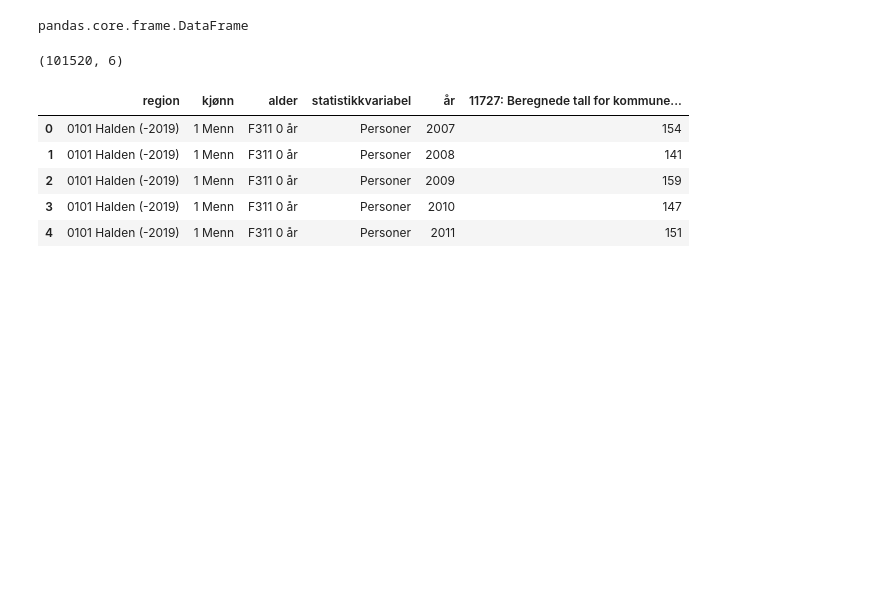
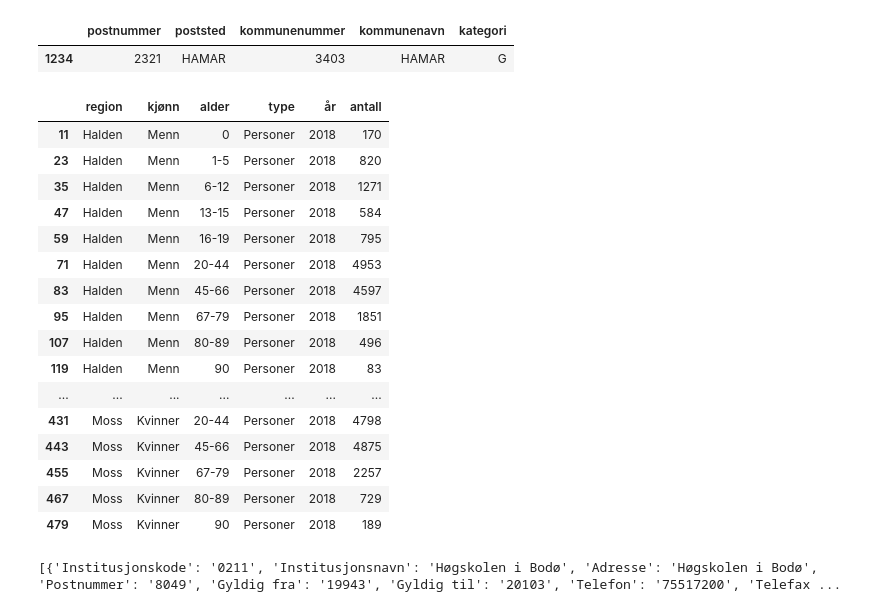
Before and after one commit to MoistCaesar/MBIB-4140, a Jupyter notebook: Untitled.ipynb, the cells around one changed output. Cells and saved outputs as stored; diff of their text form; code cells hidden in the pictures; blank space fills up the shorter version.

```diff
--- a/Untitled.ipynb
+++ b/Untitled.ipynb
@@ -1,10 +4,6 @@
 # %%
-import pandas as pd
-import json
-
 # pd.read_csv() henter innholdet fra API-et og legger det i data.
-# De norske datasettene her er semikolonseparert med komma som desimaltegn.
-# CSV er ikke UTF-8, så vi må angi parameter encoding for å få æøå riktig.
-ssbdata = pd.read_csv("http://data.ssb.no/api/v0/dataset/85699.csv?lang=no", sep=';', decimal=',', encoding = "ISO-8859-1", )
+# SSBs CSV er ikke UTF-8, så vi angir parameter encoding ISO-8859-1.
+df = pd.read_csv("http://data.ssb.no/api/v0/dataset/85699.csv?lang=no", sep=';', decimal=',', encoding = "ISO-8859-1" )
+# Jeg vil gjerne at df har litt mer lesevennlige kolonnenavn.
+df.columns = ['region','kjønn','alder','type','år','antall']
-# %% [output]
-pandas.core.frame.DataFrame
@@ -22,15 +9,0 @@ type(ssbdata)
-# %%
-# Shape gir antall rader (13) og kolonner (4)
-ssbdata.shape
-# %% [output]
-(101520, 6)
-# %%
-# Toppen av datasettet
-ssbdata.head()
-# %% [output]
-|  | region | kjønn | alder | statistikkvariabel | år | 11727: Beregnede tall for kommune... |
-| 0 | 0101 Halden (-2019) | 1 Menn | F311 0 år | Personer | 2007 | 154 |
-| 1 | 0101 Halden (-2019) | 1 Menn | F311 0 år | Personer | 2008 | 141 |
-| 2 | 0101 Halden (-2019) | 1 Menn | F311 0 år | Personer | 2009 | 159 |
-| 3 | 0101 Halden (-2019) | 1 Menn | F311 0 år | Personer | 2010 | 147 |
-| 4 | 0101 Halden (-2019) | 1 Menn | F311 0 år | Personer | 2011 | 151 |
@@ -36,0 +18,45 @@ ssbdata.head()
+# %%
+# Flere av kolonnene har tjafs. Jeg tenker at jeg kan fjerne de første 5 og de siste 8 tegn fra Region om de er like.
+# Alternativt kan jeg kanskje fjerne siffer, wspace og () fra Region.
+# Fjern de første 2 tegn fra Kjønn, og de første 5 tegn fra Alder. Derfor:
+# Utryddelse av uønskede karakterer fra SSBs data via Regex
+df['region'].replace('\d\d\d\d ','', inplace=True, regex=True)
+df['region'].replace(r'\(.*\)','', inplace=True, regex=True)
+df['kjønn'].replace('\d ','', inplace=True, regex=True)
+df['alder'].replace(r"[a-zA-Z]",'', inplace=True, regex=True)
+df['alder'] = df['alder'].str[4:]
+df['alder'].replace(u"\xe5",'', inplace=True, regex=True)
+# %%
+# Søket utføres på postnummer.
+df2[df2['postnummer'] == 2321].head()
+# Jeg vil ha kommunenavn fra df2 i variabel.
+# %% [output]
+|  | postnummer | poststed | kommunenummer | kommunenavn | kategori |
+| 1234 | 2321 | HAMAR | 3403 | HAMAR | G |
+# %%
+# Konstruer ny df for å holde navn på variabelen som holder Kommunenavn fra df2: anvend variabelen for å søke i Region
+newdf = df[df.region.str.contains("Drammen")]
+# %%
+newdf[newdf['år'] == 2018].head(40)
+# %% [output]
+|  | region | kjønn | alder | type | år | antall |
+| 11 | Halden | Menn | 0 | Personer | 2018 | 170 |
+| 23 | Halden | Menn | 1-5 | Personer | 2018 | 820 |
+| 35 | Halden | Menn | 6-12 | Personer | 2018 | 1271 |
+| 47 | Halden | Menn | 13-15 | Personer | 2018 | 584 |
+| 59 | Halden | Menn | 16-19 | Personer | 2018 | 795 |
+| 71 | Halden | Menn | 20-44 | Personer | 2018 | 4953 |
+| 83 | Halden | Menn | 45-66 | Personer | 2018 | 4597 |
+| 95 | Halden | Menn | 67-79 | Personer | 2018 | 1851 |
+| 107 | Halden | Menn | 80-89 | Personer | 2018 | 496 |
+| 119 | Halden | Menn | 90 | Personer | 2018 | 83 |
+| ... | ... | ... | ... | ... | ... | ... |
+| 431 | Moss | Kvinner | 20-44 | Personer | 2018 | 4798 |
+| 443 | Moss | Kvinner | 45-66 | Personer | 2018 | 4875 |
+| 455 | Moss | Kvinner | 67-79 | Personer | 2018 | 2257 |
+| 467 | Moss | Kvinner | 80-89 | Personer | 2018 | 729 |
+| 479 | Moss | Kvinner | 90 | Personer | 2018 | 189 |
+# %%
+print(nsddata)
+# %% [output]
+[{'Institusjonskode': '0211', 'Institusjonsnavn': 'Høgskolen i Bodø', 'Adresse': 'Høgskolen i Bodø', 'Postnummer': '8049', 'Gyldig fra': '19943', 'Gyldig til': '20103', 'Telefon': '75517200', 'Telefax ...
```
Also changed, not shown: parts of 6 cells of this notebook.
